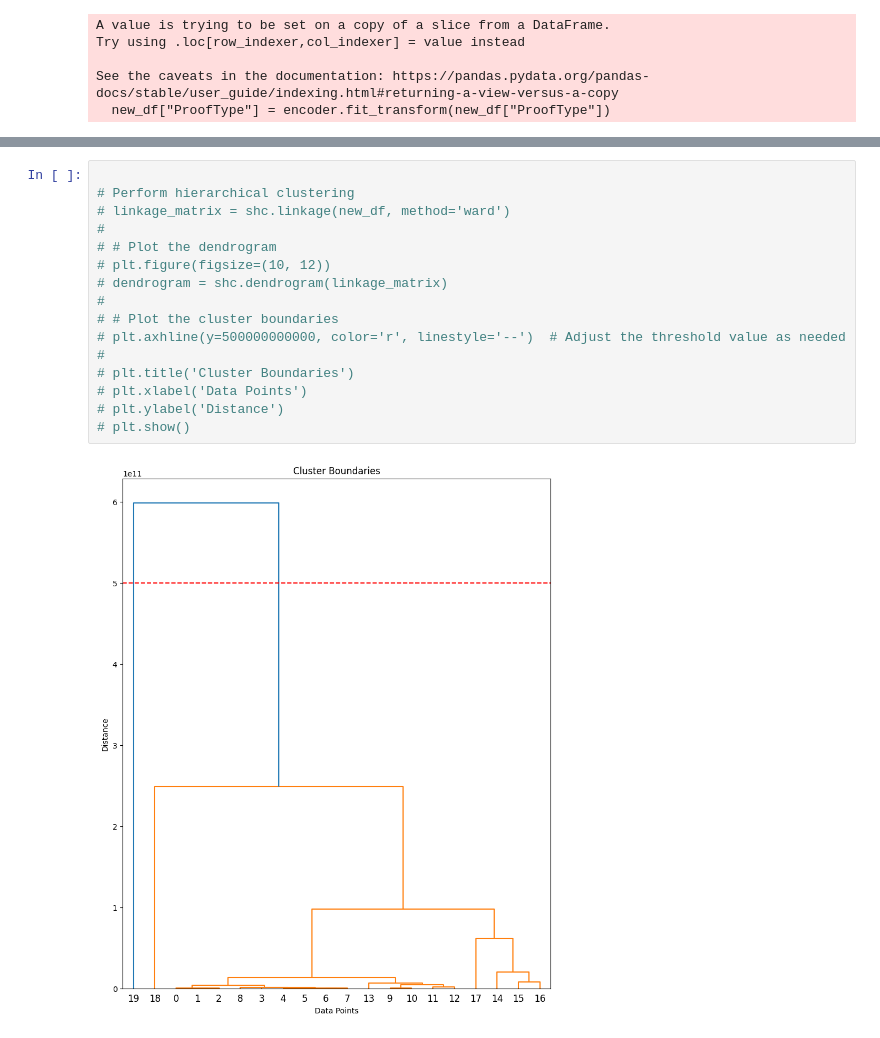
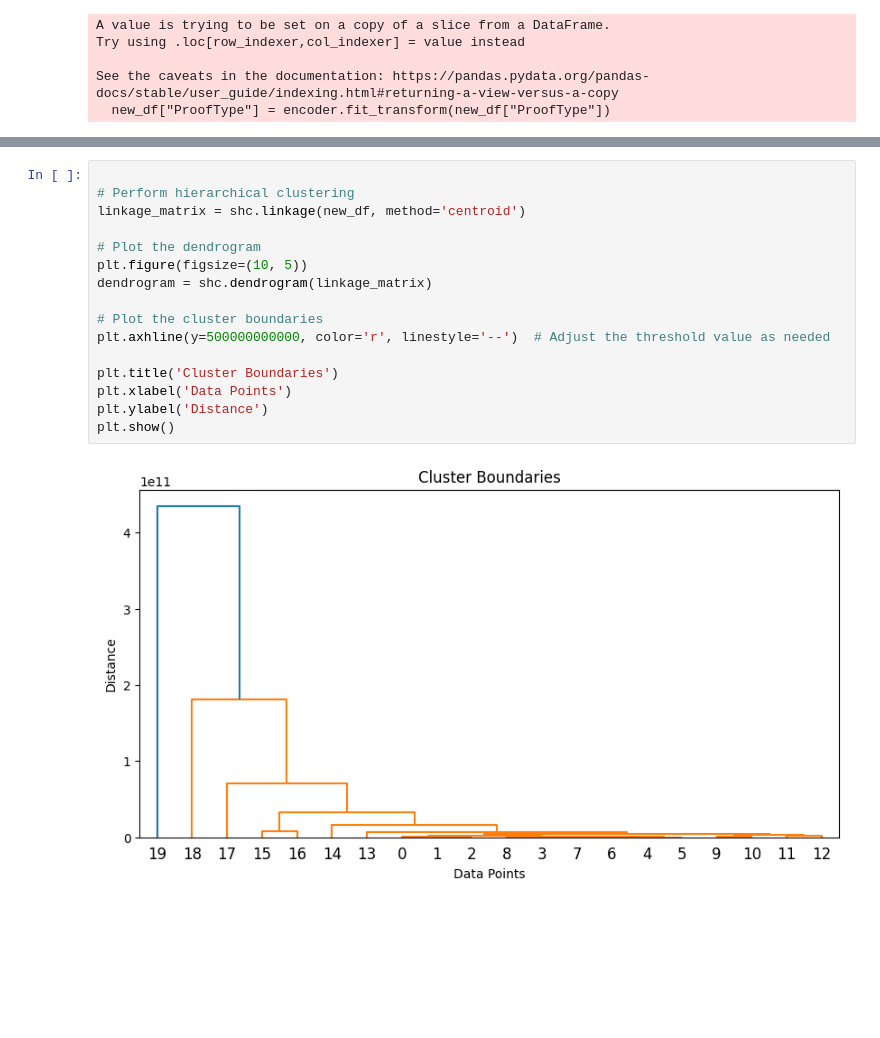
Before and after one commit to arian-rad/Quera-DataScience_bootcamp_Project1-Phase2, a Jupyter notebook: question2.ipynb, the cells around one changed output, grey strips where cells are left out. Cells and saved outputs as stored; diff of their text form; blank space fills up the shorter version.

```diff
--- a/question2.ipynb
+++ b/question2.ipynb
@@ -190,18 +77,18 @@ shc.dendrogram(new_result)
 # %%
 
 # Perform hierarchical clustering
-# linkage_matrix = shc.linkage(new_df, method='ward')
-#
-# # Plot the dendrogram
-# plt.figure(figsize=(10, 12))
-# dendrogram = shc.dendrogram(linkage_matrix)
-#
-# # Plot the cluster boundaries
-# plt.axhline(y=500000000000, color='r', linestyle='--')  # Adjust the threshold value as needed
-#
-# plt.title('Cluster Boundaries')
-# plt.xlabel('Data Points')
-# plt.ylabel('Distance')
-# plt.show()
+linkage_matrix = shc.linkage(new_df, method='centroid')
+
+# Plot the dendrogram
+plt.figure(figsize=(10, 5))
+dendrogram = shc.dendrogram(linkage_matrix)
+
+# Plot the cluster boundaries
+plt.axhline(y=500000000000, color='r', linestyle='--')  # Adjust the threshold value as needed
+
+plt.title('Cluster Boundaries')
+plt.xlabel('Data Points')
+plt.ylabel('Distance')
+plt.show()
 # %% [output]
-[figure, old version]
+[figure, new version]
```
Also changed, not shown: parts of 8 cells of this notebook.
